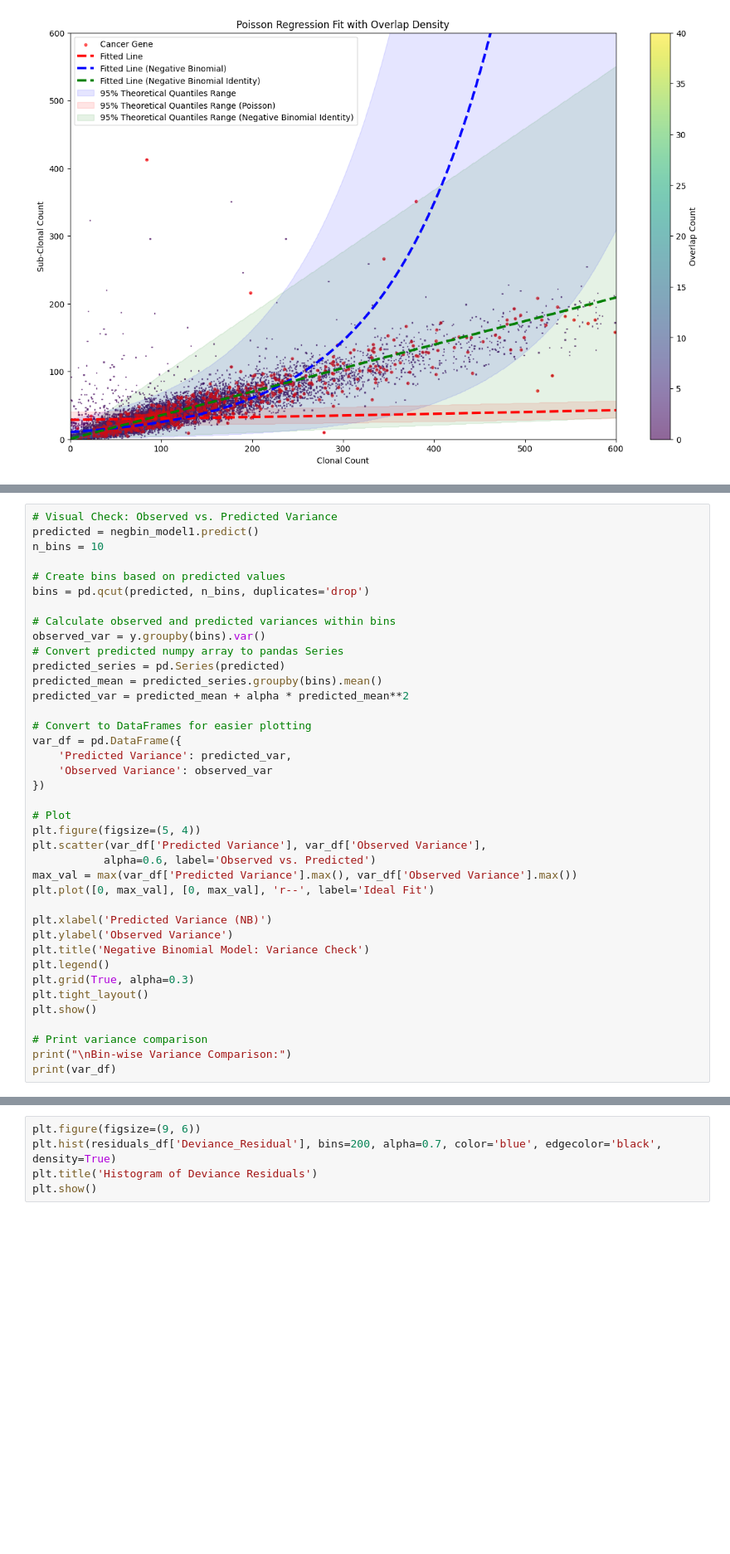
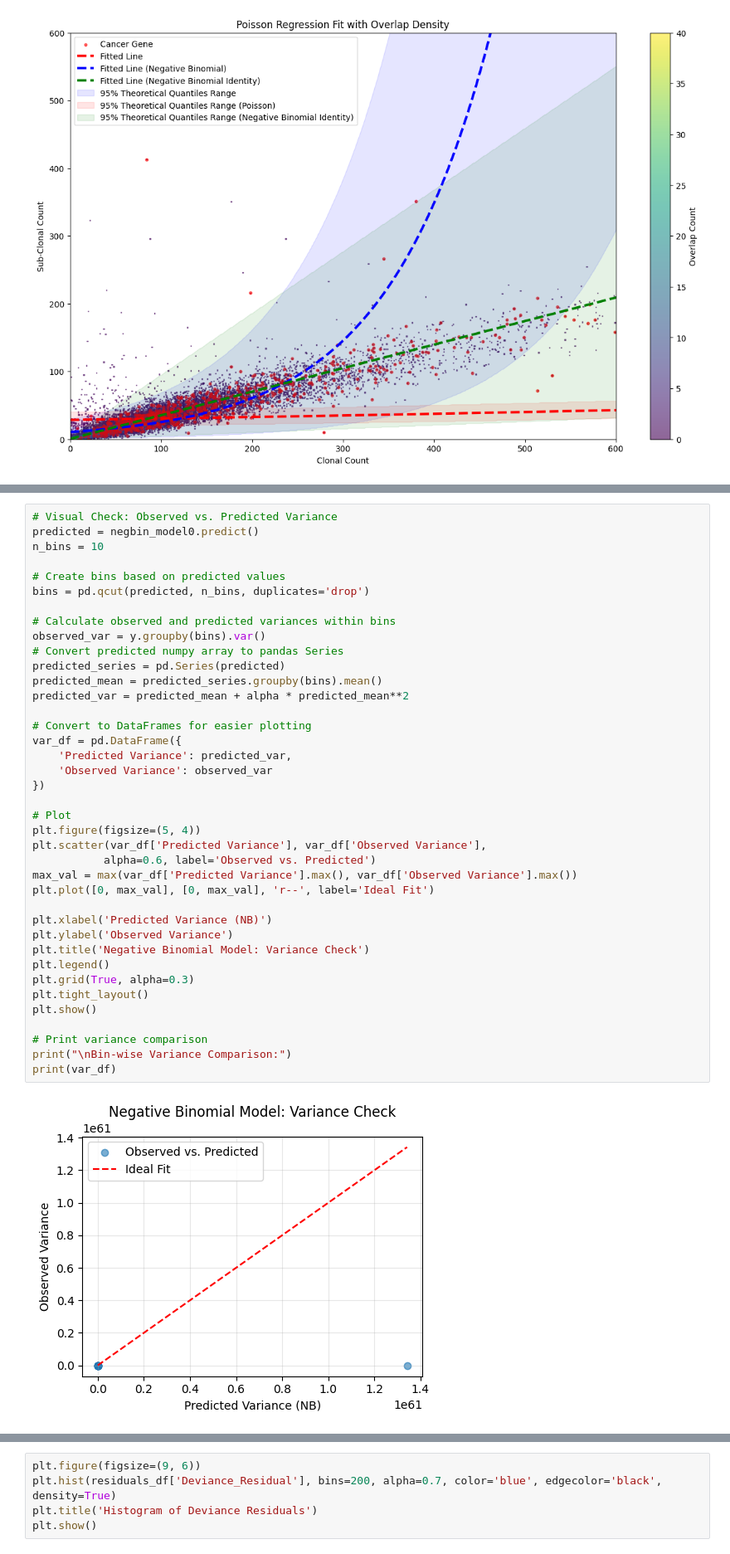
Before and after one commit to xiaopengh/Clone_Driver, a Jupyter notebook: notebook_v1.ipynb, the cells around one changed output, grey strips where cells are left out. Shown at 83% size. Drawn from its saved outputs; the diff is of its cells as text; blank space fills up the shorter version.

```diff
--- a/notebook_v1.ipynb
+++ b/notebook_v1.ipynb
@@ -356,6 +371,6 @@ print(f"Result: {'NB model preferred' if p_value < 0.05 else 'Poisson model suff
 # %%
 # Visual Check: Observed vs. Predicted Variance
-predicted = negbin_model1.predict()
+predicted = negbin_model0.predict()
 n_bins = 10
 
 # Create bins based on predicted values
@@ -365,30 +380,32 @@ bins = pd.qcut(predicted, n_bins, duplicates='drop')
 observed_var = y.groupby(bins).var()
 # Convert predicted numpy array to pandas Series
 predicted_series = pd.Series(predicted)
 predicted_mean = predicted_series.groupby(bins).mean()
 predicted_var = predicted_mean + alpha * predicted_mean**2
 
 # Convert to DataFrames for easier plotting
 var_df = pd.DataFrame({
     'Predicted Variance': predicted_var,
     'Observed Variance': observed_var
 })
 
 # Plot
 plt.figure(figsize=(5, 4))
 plt.scatter(var_df['Predicted Variance'], var_df['Observed Variance'],
            alpha=0.6, label='Observed vs. Predicted')
 max_val = max(var_df['Predicted Variance'].max(), var_df['Observed Variance'].max())
 plt.plot([0, max_val], [0, max_val], 'r--', label='Ideal Fit')
 
 plt.xlabel('Predicted Variance (NB)')
 plt.ylabel('Observed Variance')
 plt.title('Negative Binomial Model: Variance Check')
 plt.legend()
 plt.grid(True, alpha=0.3)
 plt.tight_layout()
 plt.show()
 
 # Print variance comparison
 print("\nBin-wise Variance Comparison:")
 print(var_df)
+# %% [output]
+[figure, added]
```
Also changed, not shown: parts of 26 cells of this notebook, 12 other files.
